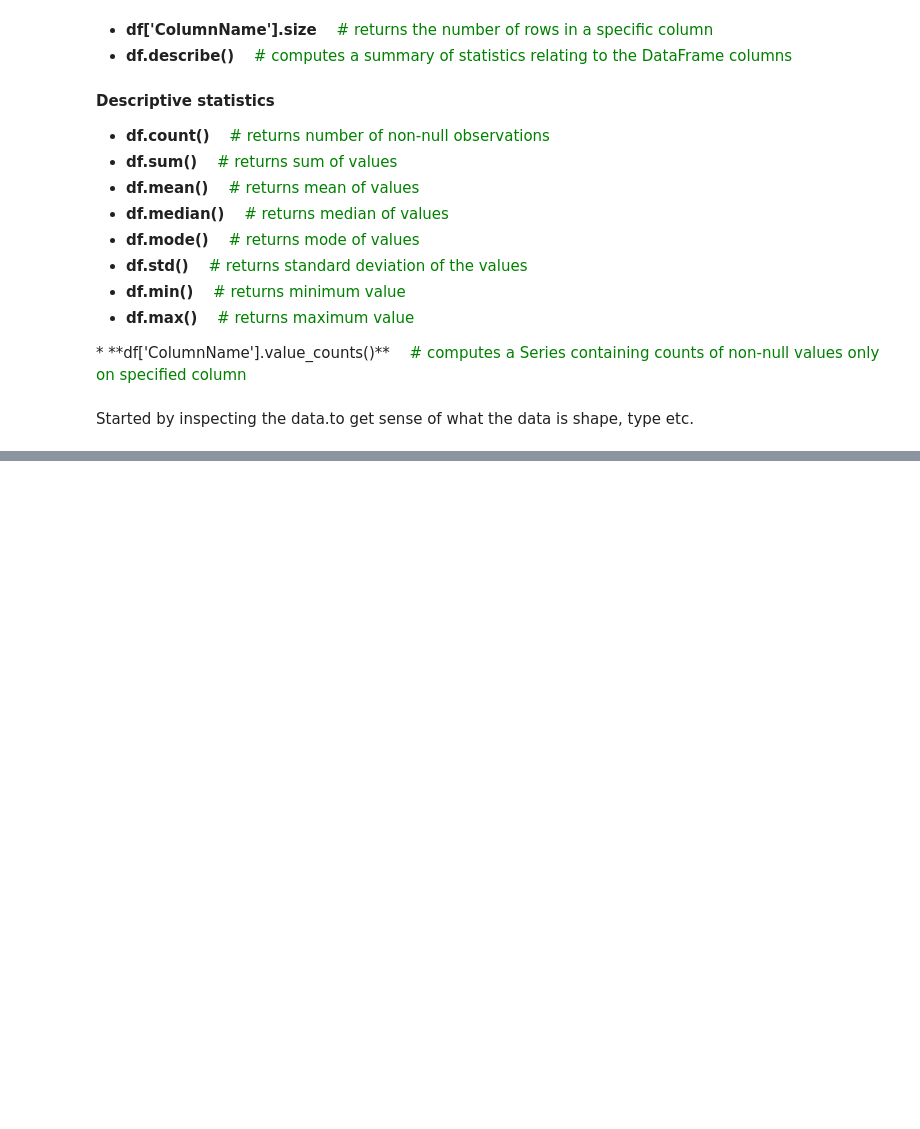
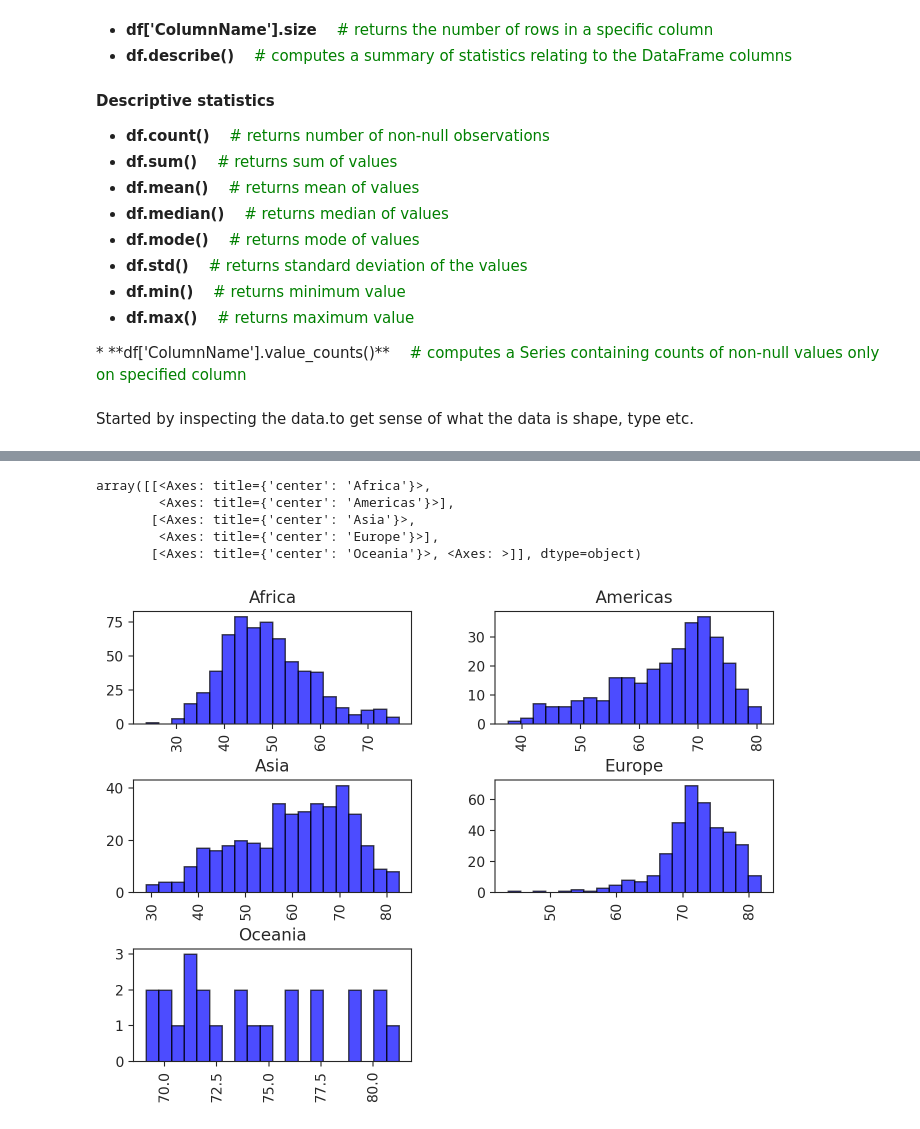
Before and after one commit to Abdi-dotcom/Principles-of-Data-Science, a Jupyter notebook: w1_data_inspection_and_subsetting.ipynb, the cells around one changed output, grey strips where cells are left out. Cells and saved outputs as stored; diff of their text form; code cells hidden in the pictures; blank space fills up the shorter version.

```diff
--- a/w1_data_inspection_and_subsetting.ipynb
+++ b/w1_data_inspection_and_subsetting.ipynb
@@ -65,0 +468,10 @@ Started by inspecting the data.to get sense of what the data is shape, type etc.
+# %%
+gm.loc[gm['year'] == 2007].groupby('continent')['lifeExp'].mean()
+gm.hist(by='continent', column='lifeExp', bins=20, color='blue', alpha=0.7, edgecolor='black')
+# %% [output]
+array([[<Axes: title={'center': 'Africa'}>,
+        <Axes: title={'center': 'Americas'}>],
+       [<Axes: title={'center': 'Asia'}>,
+        <Axes: title={'center': 'Europe'}>],
+       [<Axes: title={'center': 'Oceania'}>, <Axes: >]], dtype=object)
+[figure, added]
```
Also changed, not shown: parts of 49 cells of this notebook.
